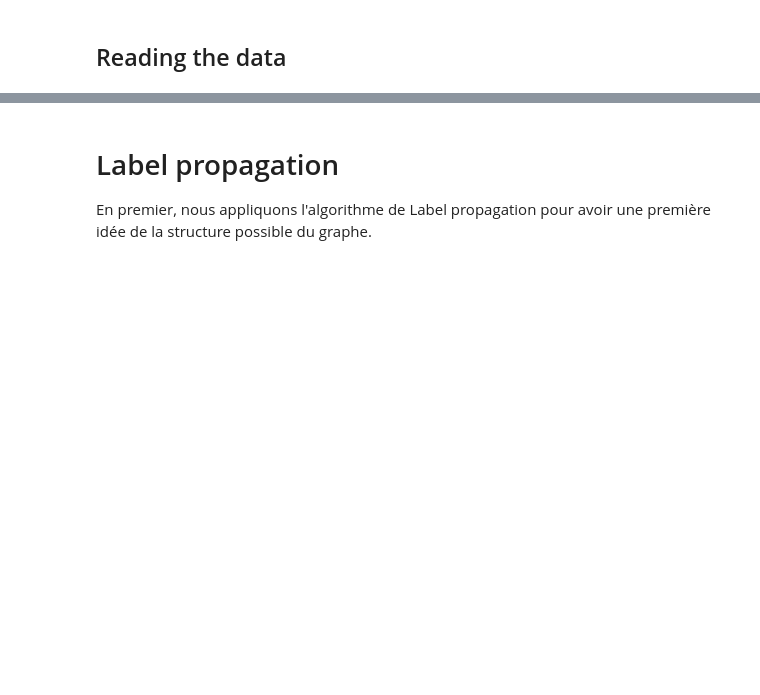
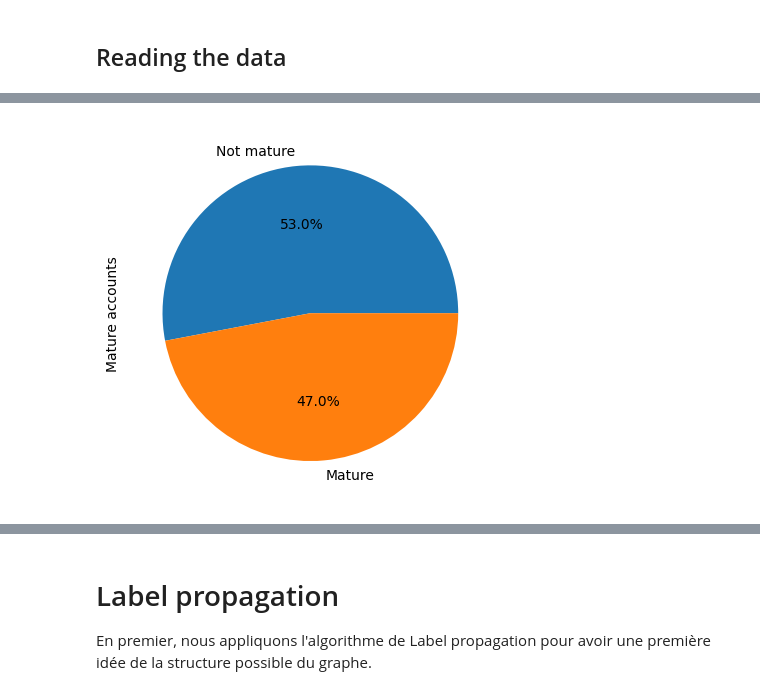
Before and after one commit to Sarah-OA/networks_twitch_gamers, a Jupyter notebook: OULD AKLOUCHE_PINATEL_code.ipynb, the cells around one changed output, grey strips where cells are left out. Saved outputs shown, nothing was run; the diff lists cells and outputs as text; code cells hidden in the pictures; blank space fills up the shorter version.

```diff
--- a/OULD AKLOUCHE_PINATEL_code.ipynb
+++ b/OULD AKLOUCHE_PINATEL_code.ipynb
@@ -30,0 +125,7 @@ df2=pd.read_csv("data/large_twitch_edges.csv")
+# %%
+df["mature_cl"].value_counts().plot.pie(autopct='%1.1f%%')
+
+plt.ylabel("Mature accounts")
+plt.show()
+# %% [output]
+[figure, added]
```
Also changed, not shown: parts of 14 cells of this notebook.
